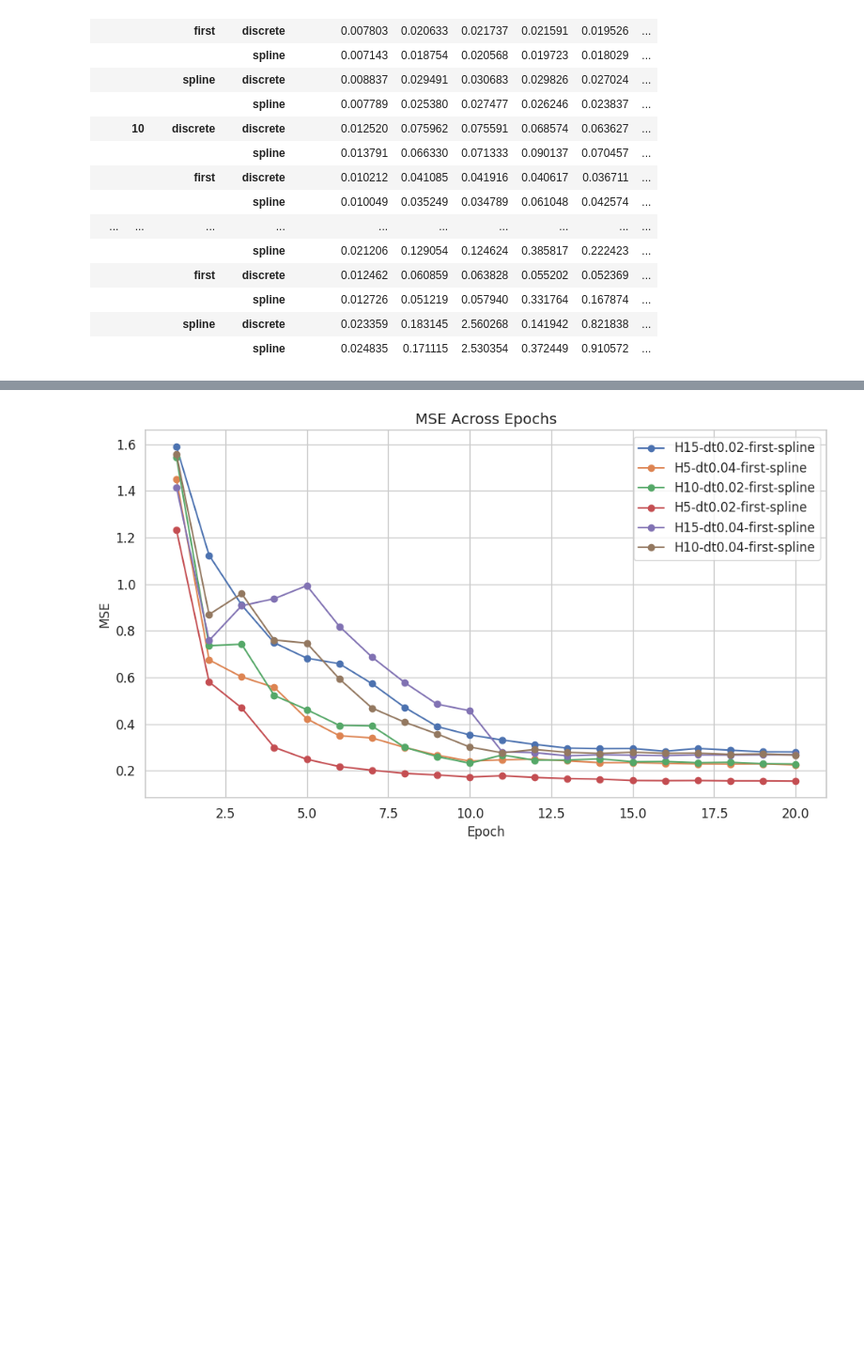
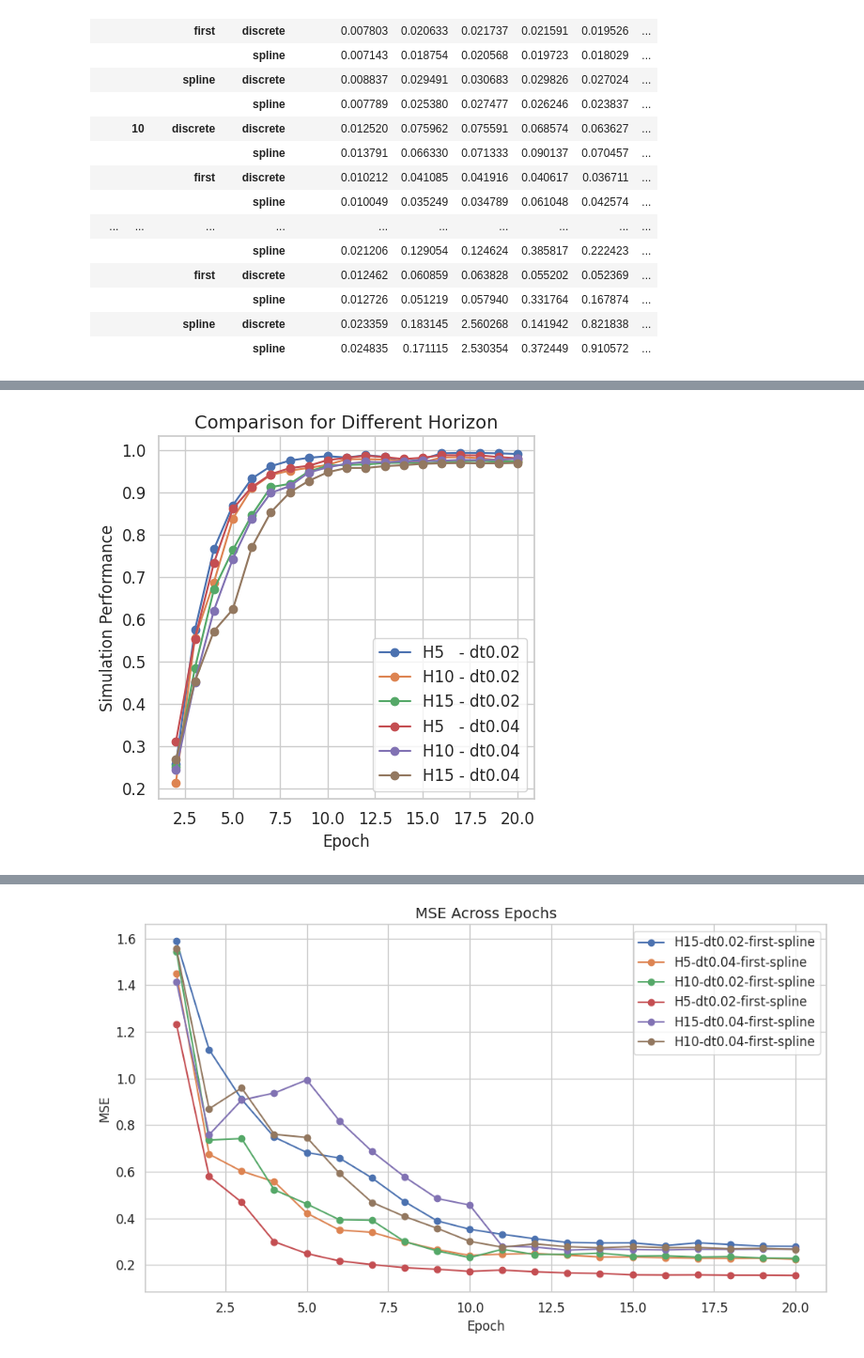
Before and after one commit to Batou1406/dls_orbit_bat_private, a Jupyter notebook: source/extensions/omni.isaac.lab_tasks/omni/isaac/lab_tasks/manager_based/locomotion/model_based/thesis_image.ipynb, the cells around one changed output, grey strips where cells are left out. Shown at 94% size. Saved outputs shown, nothing was run; the diff lists cells and outputs as text; code cells hidden in the pictures; blank space fills up the shorter version.

```diff
--- a/source/extensions/omni.isaac.lab_tasks/omni/isaac/lab_tasks/manager_based/locomotion/model_based/thesis_image.ipynb
+++ b/source/extensions/omni.isaac.lab_tasks/omni/isaac/lab_tasks/manager_based/locomotion/model_based/thesis_image.ipynb
@@ -1716,3 +1717,59 @@ display(df)
+# %%
+import matplotlib.pyplot as plt
+import seaborn as sns
+
+# Ensure that seaborn's style is set for better aesthetics
+sns.set_theme(style=style_theme)
+
+# Plot each row of the DataFrame as a line
+plt.figure(figsize=(5, 5))
+# plt.figure(figsize=(18, 12))
+
+# for index, row in epoch_reward_df.iterrows():
+#     print(index)
+#     if "first-spline" in index or "discrete-discrete" in index:
+#         if "0.02" in index:
+#             y = (row + 110)/303
+#             plt.plot(epoch_reward_df.columns, y, marker='o', label=index)
+
+index =  ['H5-dt0.02-discrete-discrete', 'H10-dt0.02-discrete-discrete', 'H15-dt0.02-discrete-discrete']#,'H5-dt0.02-first-spline', 'H10-dt0.02-first-spline', 'H15-dt0.02-first-spline']
+label =  ['H5   - dt0.02', 'H10 - dt0.02', 'H15 - dt0.02']#,'H5   - first-spline', 'H10 - first-spline', 'H15 - first-spline']
+
+for i in range(len(index)):
+        # print()
+        # print(index[i])
+        # print(result_df.loc[index[i], 'scaled reward'].values)
+        y = (epoch_reward_df.loc[index[i]]+210)/403
+        # print(y[20])
+        plt.plot(epoch_reward_df.columns, y, marker='o', label=label[i])
+
+index =  ['H5-dt0.04-discrete-discrete', 'H10-dt0.04-discrete-discrete', 'H15-dt0.04-discrete-discrete']#,'H5-dt0.04-first-spline', 'H10-dt0.04-first-spline', 'H15-dt0.04-first-spline']
+label =  ['H5   - dt0.04', 'H10 - dt0.04', 'H15 - dt0.04']#,'H5   - first-spline', 'H10 - first-spline', 'H15 - first-spline']
+
+for i in range(len(index)):
+        # print()
+        # print(index[i])
+        # print(result_df.loc[index[i], 'scaled reward'].values)
+        y = (epoch_reward_df.loc[index[i]]+350)/735
+        # print(y[20])
+        plt.plot(epoch_reward_df.columns, y, marker='o', label=label[i])
+
+# Customize the plot for the scientific report
+plt.title('Comparison for Different Horizon', fontsize=14)
+plt.xlabel('Epoch', fontsize=12)
+plt.ylabel('Simulation Performance', fontsize=12)
+plt.legend(fontsize=12)
+plt.xticks(fontsize=12)
+plt.yticks(fontsize=12)
+plt.tight_layout()
+
+# Save the plot if needed
+plt.savefig("thesis image/9/simPerf_diff_H.pdf", bbox_inches='tight')
+
+# Show the plot
+plt.show()
+# %% [output]
+[figure, added]
 # %%
 import matplotlib.pyplot as plt
 import seaborn as sns
```
Also changed, not shown: parts of 6 cells of this notebook, 7 other files.
